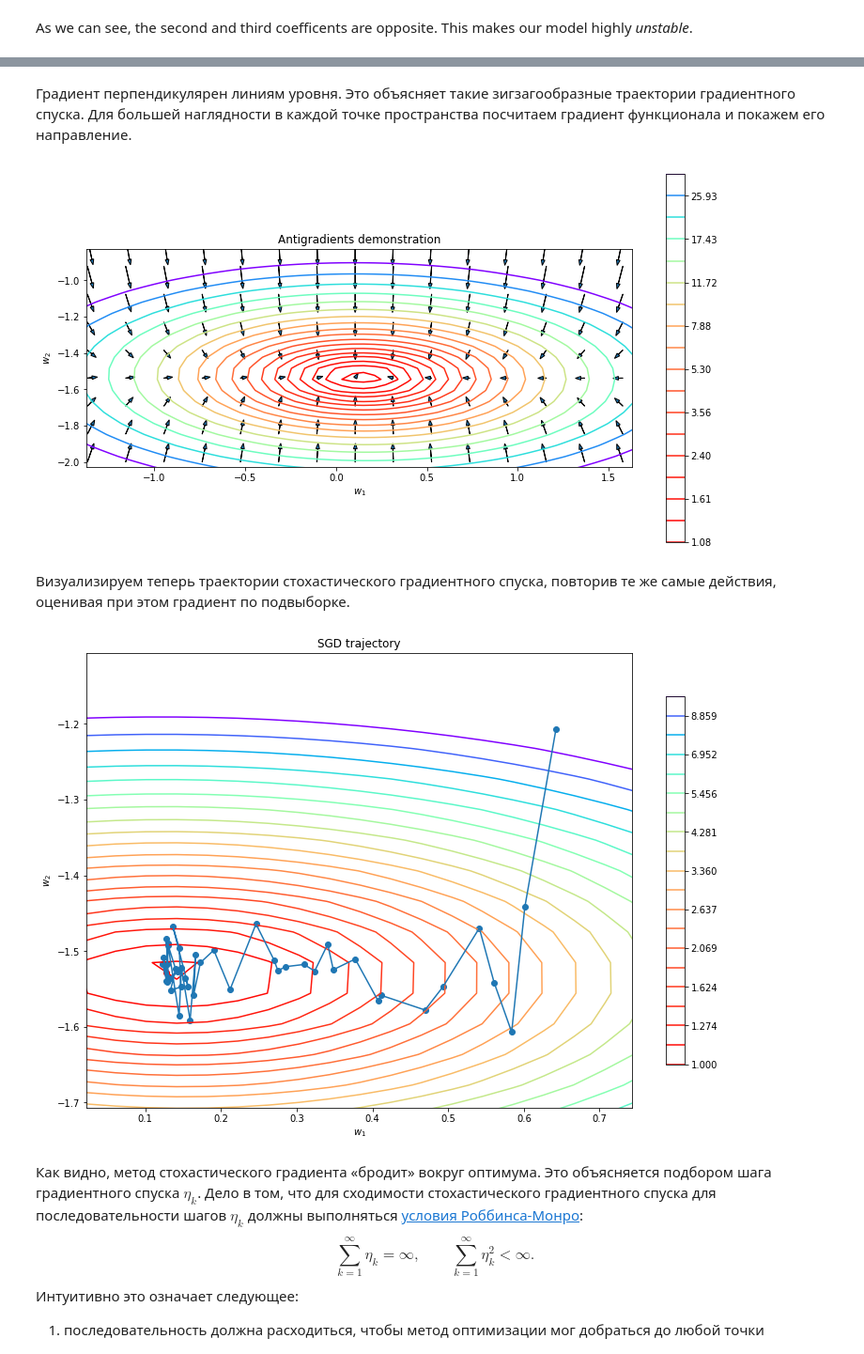
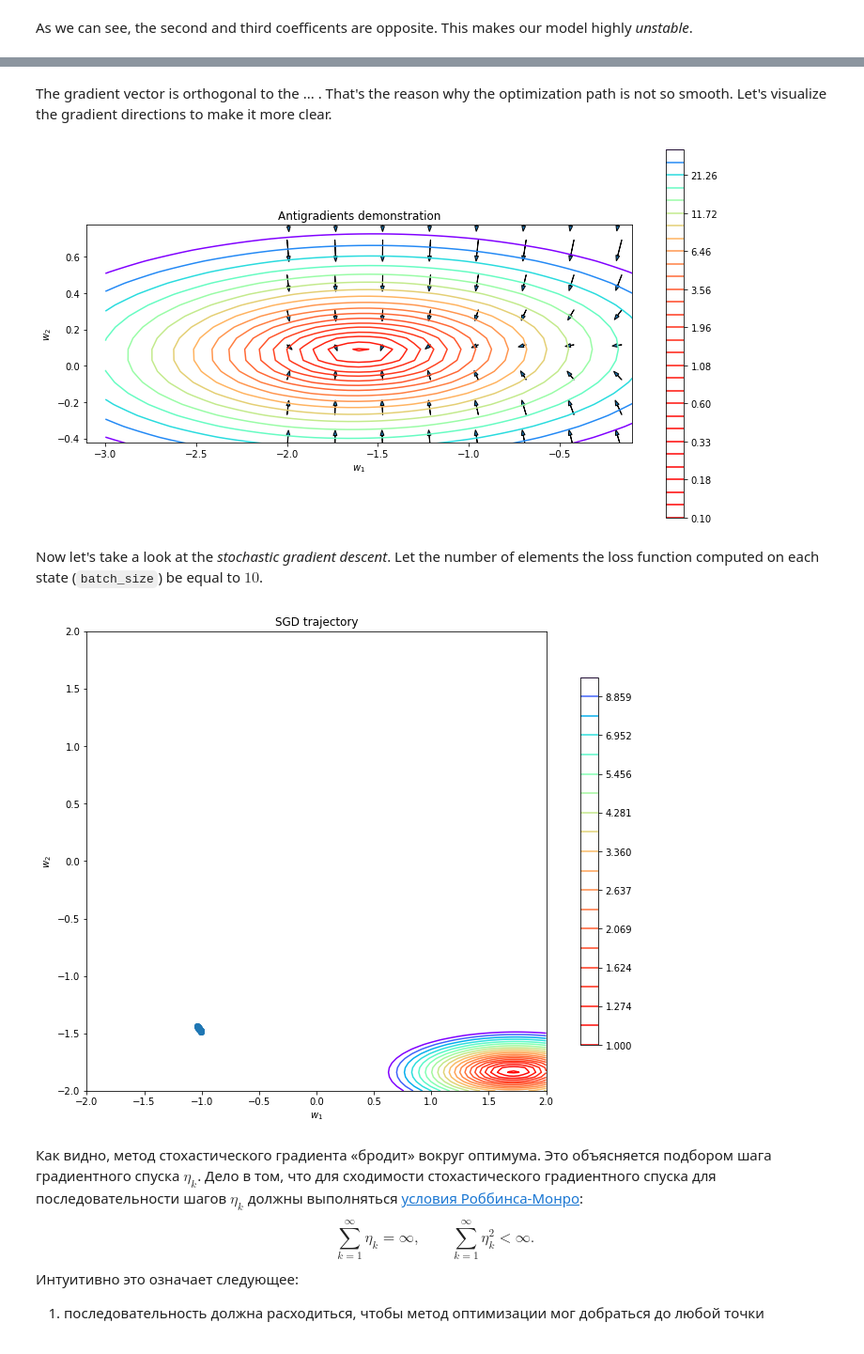
Before and after one commit to girafe-ai/ml-course, a Jupyter notebook: yet_another_week/linear_regression/week0_02_Linear_regression_and_SGD.ipynb, the cells around one changed output, grey strips where cells are left out. Shown at 94% size. Cells and saved outputs as stored; diff of their text form; code cells hidden in the pictures.

```diff
--- a/yet_another_week/linear_regression/week0_02_Linear_regression_and_SGD.ipynb
+++ b/yet_another_week/linear_regression/week0_02_Linear_regression_and_SGD.ipynb
@@ -162,3 +175,20 @@ $$
+# %%
+n_features = 2
+n_objects = 300
+batch_size = 10
+num_steps = 43
+
+# Let it be the *true* weights vector
+w_true = np.random.normal(size=(n_features, ))
+
+X = np.random.uniform(-5, 5, (n_objects, n_features))
+
+# For different scales of features. In case of 3 features the code is equal to the commented line below
+# X *= np.arange([1, 3, 5])[None, :]
+X *= (np.arange(n_features) * 2 + 1)[np.newaxis, :]
+
+# Here comes the *true* target vector
+Y = X.dot(w_true) + np.random.normal(0, 1, n_objects)
 # %%
 w_0 = np.random.uniform(-2, 2, n_features)
 w = w_0.copy()
@@ -202,9 +244,9 @@ plt.show()
-# %% [markdown]
-Градиент перпендикулярен линиям уровня. Это объясняет такие зигзагообразные траектории градиентного спуска. Для большей наглядности в каждой точке пространства посчитаем градиент функционала и покажем его направление.
+# %% [markdown]
+The gradient vector is orthogonal to the ... . That's the reason why the optimization path is not so smooth. Let's visualize the gradient directions to make it more clear.
 # %%
 # compute level set
 A, B = np.meshgrid(np.linspace(-3, 3, 100), np.linspace(-3, 3, 100))
-A_mini, B_mini = np.meshgrid(np.linspace(-2, 2, 20), np.linspace(-2, 2, 27))
+A_mini, B_mini = np.meshgrid(np.linspace(-2, 3, 20), np.linspace(-2, 3, 27))
 
 levels = np.empty_like(A)
 for i in range(A.shape[0]):
@@ -233,50 +275,51 @@ plt.ylim((w_true[1] - .5, w_true[1] + .7))
 plt.gca().set_aspect('equal')
 plt.show()
 # %% [output]
-[figure, old version]
+[figure, new version]
-# %% [markdown]
-Визуализируем теперь траектории стохастического градиентного спуска, повторив те же самые действия, оценивая при этом градиент по подвыборке.
+# %% [markdown]
+Now let's take a look at the _stochastic gradient descent_. Let the number of elements the loss function computed on each state (`batch_size`) be equal to $10$.
 # %%
+batch_size = 10
 w = w_0.copy()
-w_list = [w.copy()]
-step_size = 0.2
+w_history_list = [w.copy()]
+lr = 2e-5
 
 for i in range(num_steps):
     sample = np.random.randint(n_objects, size=batch_size)
-    w -= 2 * step_size * np.dot(X[sample].T, np.dot(X[sample], w) - Y[sample]) / batch_size
-    w_list.append(w.copy())
-w_list = np.array(w_list)
+    w -= 2 * lr * np.dot(X[sample].T, np.dot(X[sample], w) - Y[sample]) / batch_size
+    w_history_list.append(w.copy())
+w_history_list = np.array(w_history_list)
 # %%
 # compute level set
 A, B = np.meshgrid(np.linspace(-2, 2, 100), np.linspace(-2, 2, 100))
 
 levels = np.empty_like(A)
 for i in range(A.shape[0]):
     for j in range(A.shape[1]):
         w_tmp = np.array([A[i, j], B[i, j]])
         levels[i, j] = np.mean(np.power(np.dot(X, w_tmp) - Y, 2))
 
 
 plt.figure(figsize=(13, 9))
 plt.title('SGD trajectory')
 plt.xlabel(r'$w_1$')
 plt.ylabel(r'$w_2$')
-plt.xlim((w_list[:, 0].min() - 0.1, w_list[:, 0].max() + 0.1))
-plt.ylim((w_list[:, 1].min() - 0.1, w_list[:, 1].max() + 0.1))
+# plt.xlim((w_history_list[:, 0].min() - 0.1, w_history_list[:, 0].max() + 0.1))
+# plt.ylim((w_history_list[:, 1].min() - 0.1, w_history_list[:, 1].max() + 0.1))
 plt.gca().set_aspect('equal')
 
 # visualize the level set
 CS = plt.contour(A, B, levels, levels=np.logspace(0, 1, num=20), cmap=plt.cm.rainbow_r)
 CB = plt.colorbar(CS, shrink=0.8, extend='both')
 
 # visualize trajectory
-plt.scatter(w_true[0], w_true[1], c='r')
-plt.scatter(w_list[:, 0], w_list[:, 1])
-plt.plot(w_list[:, 0], w_list[:, 1])
+# plt.scatter(w_true[0], w_true[1], c='r')
+plt.scatter(w_history_list[:, 0], w_history_list[:, 1])
+plt.plot(w_history_list[:, 0], w_history_list[:, 1])
 
 plt.show()
 # %% [output]
-[figure, old version]
+[figure, new version]
 # %% [markdown]
 Как видно, метод стохастического градиента «бродит» вокруг оптимума. Это объясняется подбором шага градиентного спуска $\eta_k$. Дело в том, что для сходимости стохастического градиентного спуска для последовательности шагов $\eta_k$ должны выполняться [условия Роббинса-Монро](https://projecteuclid.org/download/pdf_1/euclid.aoms/1177729586):
 $$
```
Also changed, not shown: parts of 22 cells of this notebook.
